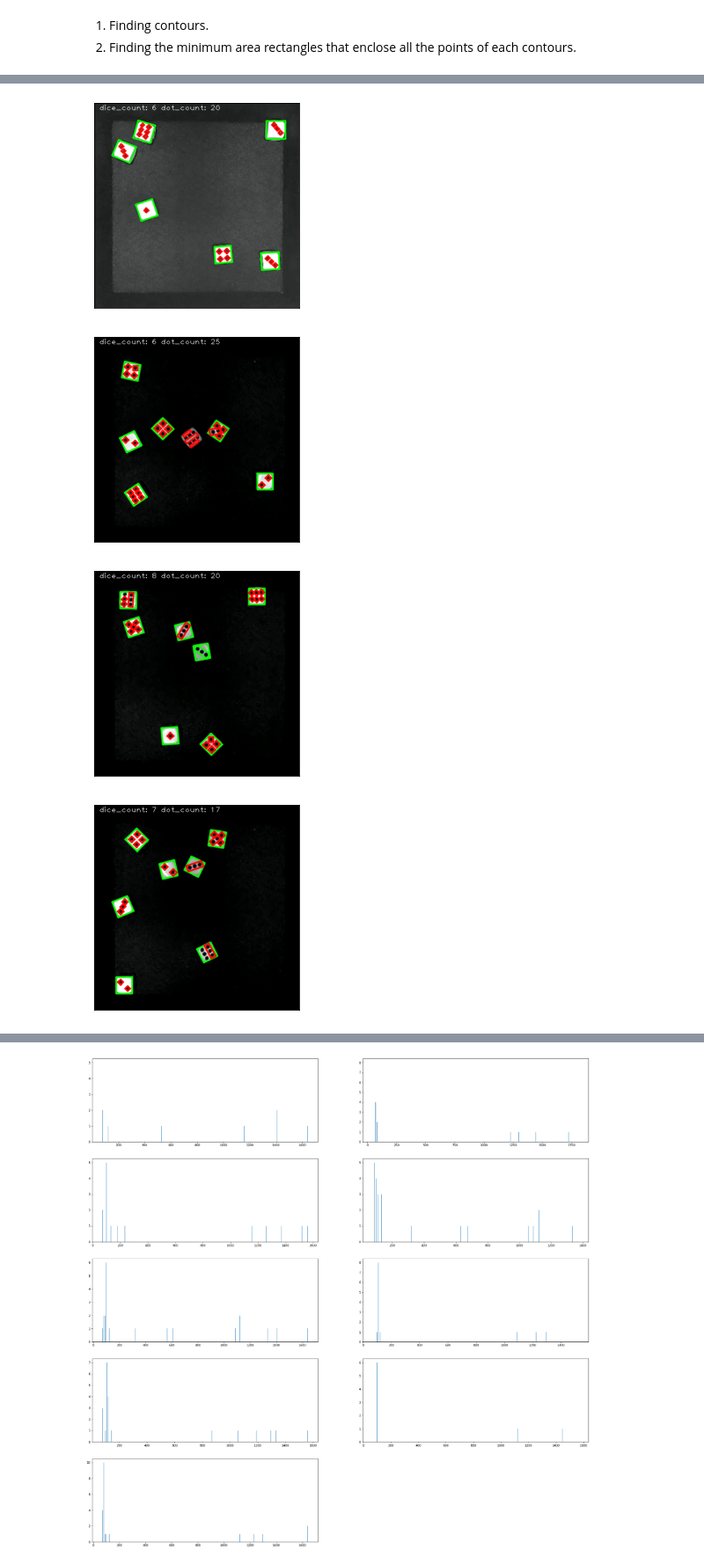
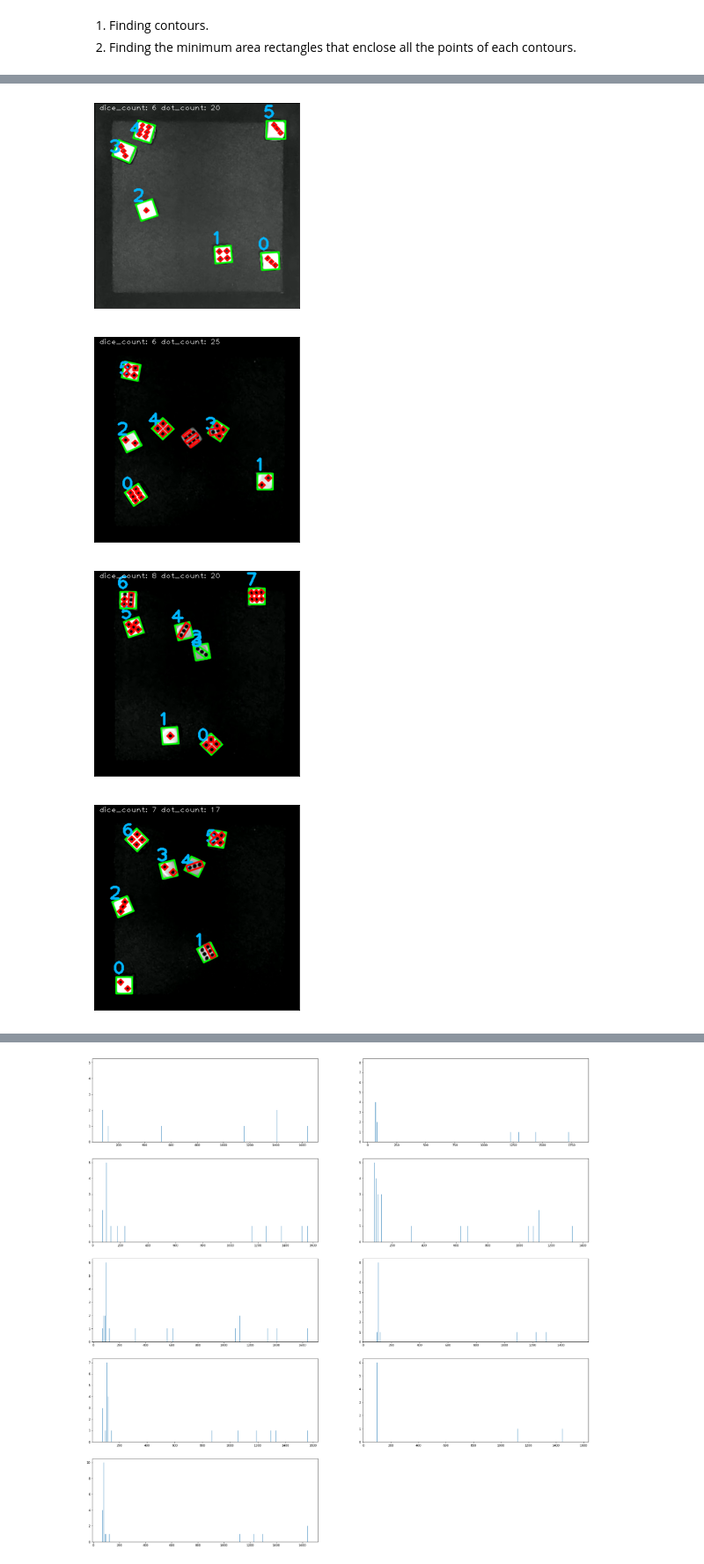
Before and after one commit to kasiabadio/image-recognition, a Jupyter notebook: dices.ipynb, the cells around one changed output, grey strips where cells are left out. Shown at 88% size. Saved outputs shown, nothing was run; the diff lists cells and outputs as text; code cells hidden in the pictures.

Commit message:
Add id of dices

```diff
--- a/dices.ipynb
+++ b/dices.ipynb
@@ -161,7 +161,10 @@ for dice_image, original in zip(dices, original_dices):
 
         if label == 'kostka':
             cv2.drawContours(original, [box], -1, (0, 255, 0), 2,  cv2.LINE_AA)
+            # id of dice
+            cv2.putText(original, str(dice_count), (box[0][0] - 7, box[0][1] - 5), cv2.FONT_HERSHEY_PLAIN, 2.5, (0, 180, 255), 3)
             dice_count += 1
+
 
         elif label == 'oczko':
             cv2.drawContours(original, [box], -1, (255, 0, 0), 2,  cv2.LINE_AA)
@@ -189,4 +192,4 @@ dice_count:  6  dot_count:  17
-[figure, old version]
+[figure, new version]
-[figure, old version]
+[figure, new version]
-[figure, old version]
+[figure, new version]
-[figure, old version]
+[figure, new version]
```
Also changed, not shown: parts of 1 cell of this notebook.
